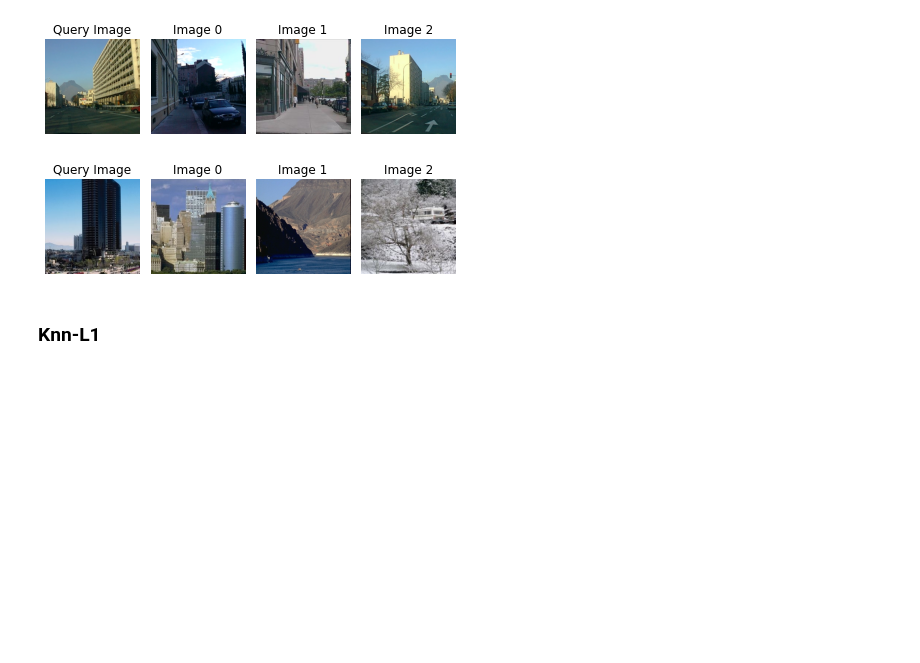
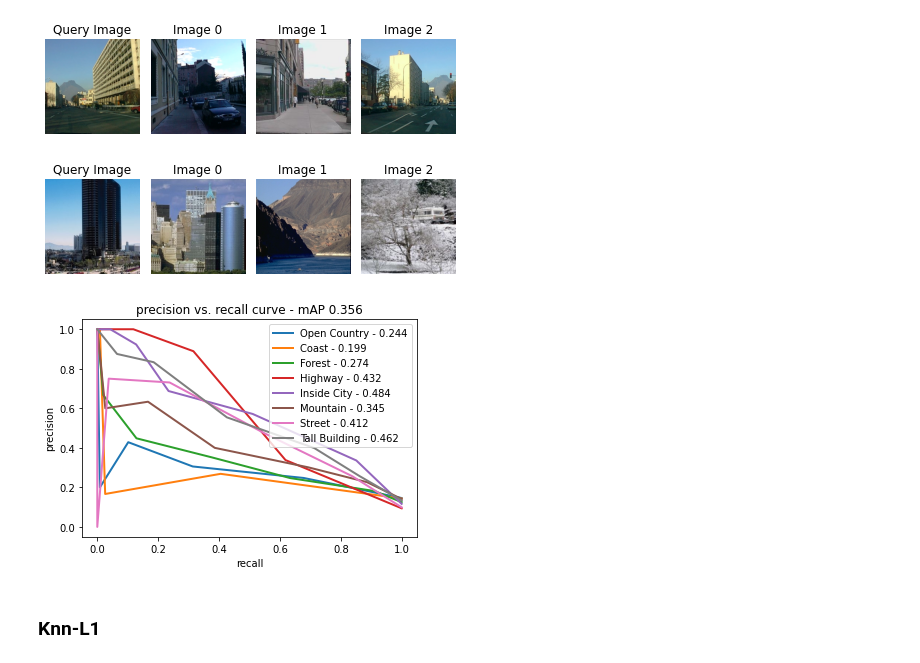
Before and after one commit to rachidboukiruab/MCV_2022_M5_Project, a Jupyter notebook: w4/metrics.ipynb, the cells around one changed output. Drawn from its saved outputs; the diff is of its cells as text; code cells hidden in the pictures; blank space fills up the shorter version.

Commit message:
update metrics notebook and added eval() function

```diff
--- a/w4/metrics.ipynb
+++ b/w4/metrics.ipynb
@@ -17,6 +17,9 @@ with (feature_path / "catalogue_meta.pkl").open('rb') as fc, \
         (feature_path / "query_meta.pkl").open('rb') as fq:
     catalogue_meta = pickle.load(fc)
     query_meta = pickle.load(fq)
+
+query_labels = [x[1] for x in query_meta]
+catalogue_labels = [x[1] for x in catalogue_meta]
 # %%
 def apk(actual, predicted, k=10):
     """
@@ -200,4 +203,29 @@ def plot_figures(figures, nrows = 1, ncols=1):
         axeslist.ravel()[ind].set_title(title)
         axeslist.ravel()[ind].set_axis_off()
     plt.tight_layout() # optional
+# %%
+from sklearn.preprocessing import label_binarize
+from sklearn.multiclass import OneVsRestClassifier
+from sklearn.metrics import precision_recall_curve
+from sklearn.metrics import average_precision_score
+from sklearn.neighbors import KNeighborsClassifier
+import matplotlib.pyplot as plt
+
+# precision recall curve
+def plot_prec_rec_curve_multiclass(y_gt, y_pred, labels):
+    precision = dict()
+    recall = dict()
+    aps = []
+    for i in range(8):
+        ap = average_precision_score(y_gt[:, i], y_pred[:, i])
+        aps.append(ap)
+        precision[i], recall[i], _ = precision_recall_curve(y_gt[:, i],
+                                                            y_pred[:, i])
+        plt.plot(recall[i], precision[i], lw=2, label=f'{labels[i]} - {ap:.3f}')
+
+    plt.xlabel("recall")
+    plt.ylabel("precision")
+    plt.legend(loc="best")
+    plt.title(f"precision vs. recall curve - mAP {np.mean(aps):.3f}")
+    plt.show()
 # %% [markdown]
@@ -323,3 +332,15 @@ average_precision["micro"] = average_precision_score(Y_test, y_score, average="m
+# %%
+labels = ['Open Country', 'Coast', 'Forest', 'Highway', 'Inside City', 'Mountain', 'Street', 'Tall Building']
+Y = label_binarize(catalogue_labels, classes=[*range(8)])
+Y_test = label_binarize(query_labels, classes=[*range(8)])
+
+clf = OneVsRestClassifier(KNeighborsClassifier(n_neighbors=5, metric = "euclidean"))
+clf.fit(catalogue_data, Y)
+
+y_score_knn = clf.predict_proba(query_data)
+plot_prec_rec_curve_multiclass(Y_test, y_score_knn, labels)
+# %% [output]
+[figure, added]
 # %% [markdown]
 ### Knn-L1
 # %%
```
Also changed, not shown: parts of 24 cells of this notebook, 3 other files.
